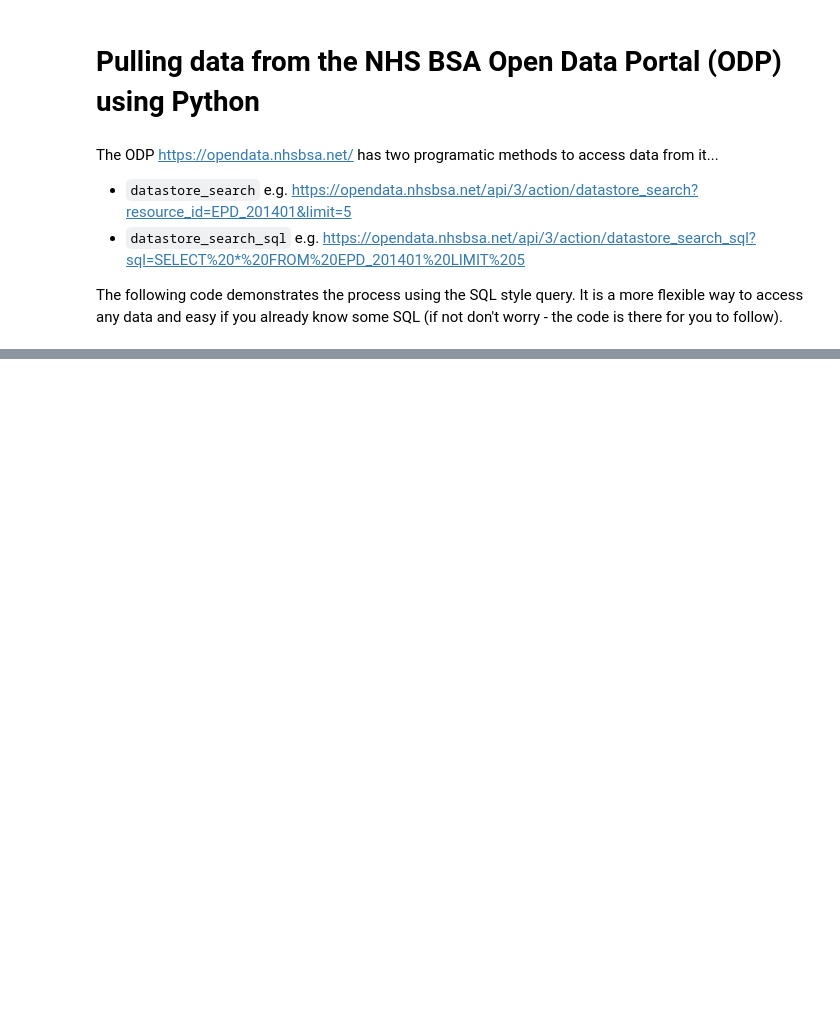
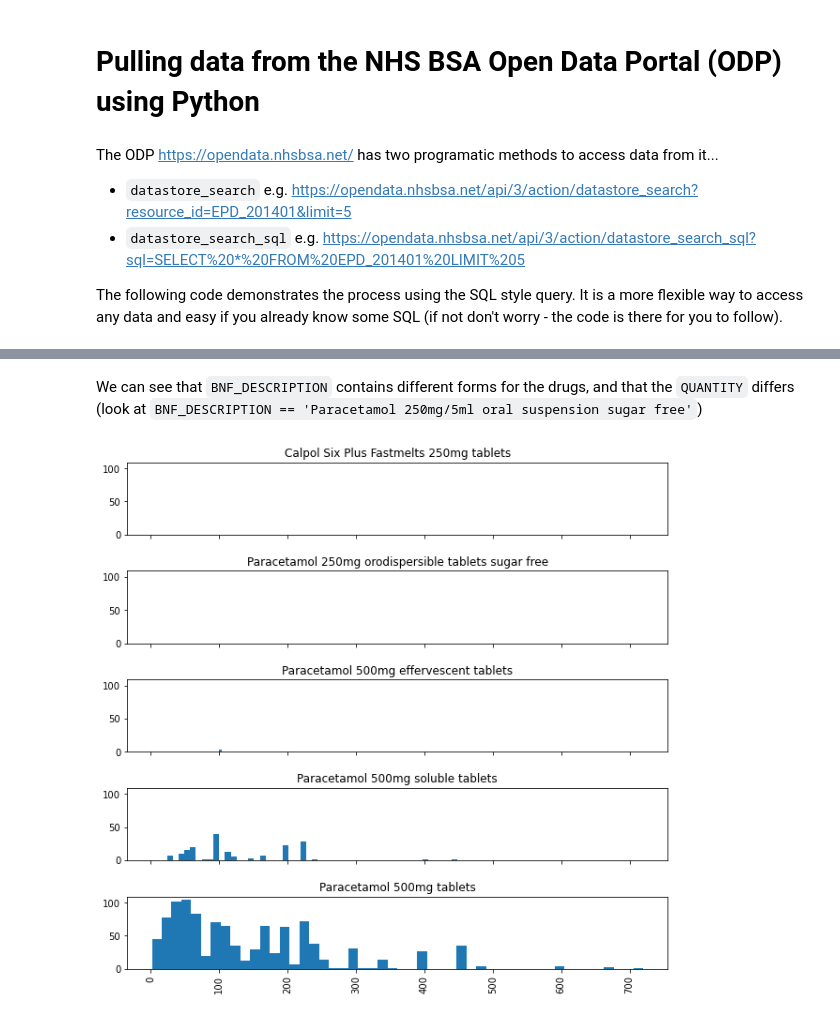
Before and after one commit to nhsbsa-data-analytics/coffee-and-coding, a Jupyter notebook: 2021-05-19 Get to grips with R and Python on our Open Data Portal/Python.ipynb, the cells around one changed output, grey strips where cells are left out. Drawn from its saved outputs; the diff is of its cells as text; code cells hidden in the pictures; blank space fills up the shorter version.

```diff
--- a/2021-05-19 Get to grips with R and Python on our Open Data Portal/Python.ipynb
+++ b/2021-05-19 Get to grips with R and Python on our Open Data Portal/Python.ipynb
@@ -107,0 +104,19 @@ Now recreate the previous graph but for 'oral suspension' instead of 'tablet'
+# %% [markdown]
+We can see that `BNF_DESCRIPTION` contains different forms for the drugs, and that the `QUANTITY` differs (look at `BNF_DESCRIPTION == 'Paracetamol 250mg/5ml oral suspension sugar free'`)
+# %%
+# Subset the data to tablets
+tablet_df = result_df[result_df['BNF_DESCRIPTION'].str.contains('tablet')]
+
+# Lets see if QUANTITY varies by BNF_DESCRIPTION
+tablet_df.hist(
+    column='QUANTITY',
+    by='BNF_DESCRIPTION',
+    grid=False,
+    bins=50,
+    sharex=True,
+    sharey=True,
+    layout=(5, 1),
+    figsize=(10, 10) # Make the figure big enough for the plot
+);
+# %% [output]
+[figure, added]
```
Also changed, not shown: parts of 22 cells of this notebook, 5 other files.
